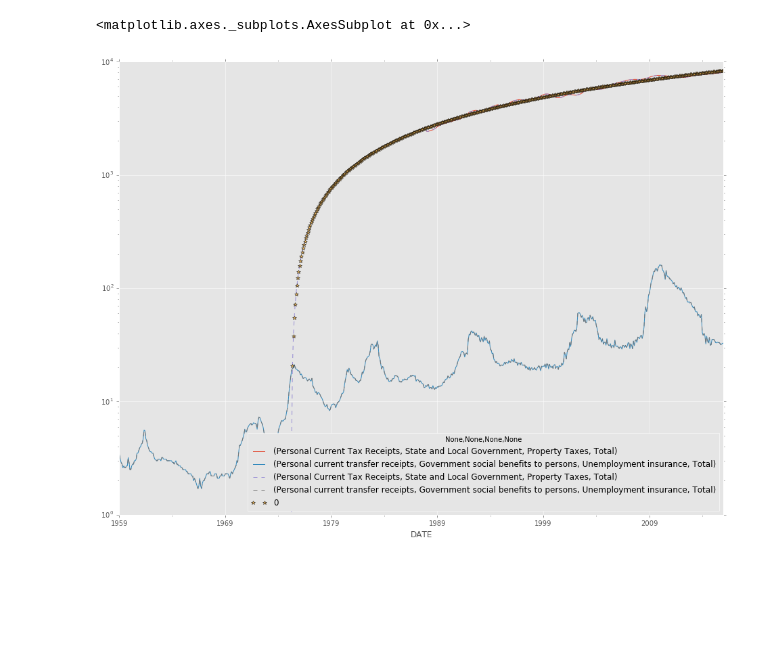
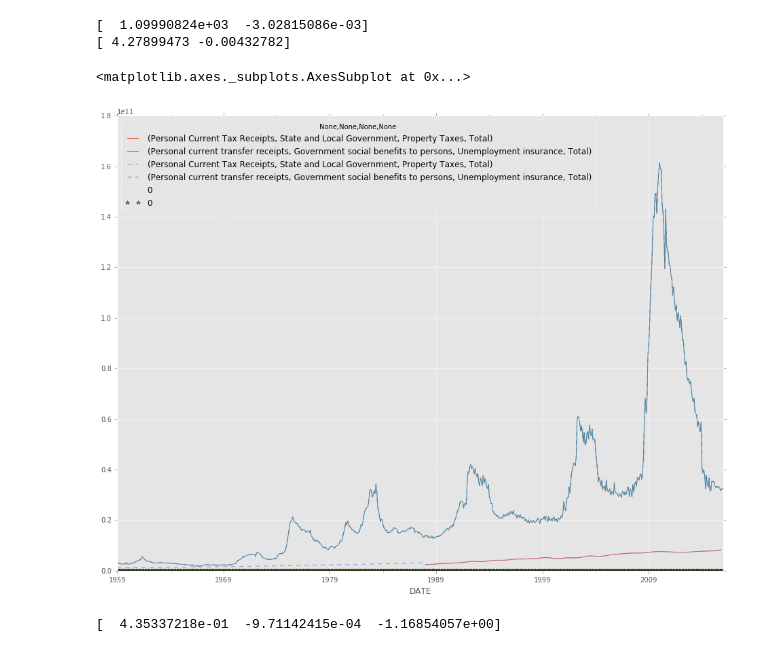
Before and after one commit to selfabrisham/aemshousing, a Jupyter notebook: notebooks/Get average personal income and expense from FRED data.ipynb, the cells around one changed output. Saved outputs shown, nothing was run; the diff lists cells and outputs as text; code cells hidden in the pictures; blank space fills up the shorter version.

```diff
--- a/notebooks/Get average personal income and expense from FRED data.ipynb
+++ b/notebooks/Get average personal income and expense from FRED data.ipynb
@@ -14,8 +14,8 @@ def extrapolate(df=None):
     """add exprapolation function, since Pandas does not that ability"""
 
     # Function to curve fit to the data
-    def func(x, a, b, c):
-        r = a * np.exp(-b * x) + c
+    def func(x, a, b): #, c):
+        r = a * np.exp(-b * x)# + c
         return r # if (r > 0).all() else np.Inf * np.ones(x.shape)
 
     # Convert to DataFrame, if needed
@@ -23,7 +23,7 @@ def extrapolate(df=None):
         df = pd.DataFrame(df)
 
     # Initial parameter guess, just to kick off the optimization
-    guess = (1, -0.05, 100)
+    guess = (1, 1e-6)#, 1)
     avg_guess = ()
 
     # Temporarily remove dates and make index numeric
@@ -170,6 +170,6 @@ personal_data.interpolate(method='polynomial', order=5, limit_direction='both',
 personal_data_exp, models = extrapolate(personal_data)
 
 # Normalize data to base units
-# personal_data = personal_data.mul(personal.loc['Units'], axis=1)
-# personal_data_exp = personal_data_exp.mul(personal.loc['Units'], axis=1)
+personal_data = personal_data.mul(personal.loc['Units'], axis=1)
+personal_data_exp = personal_data_exp.mul(personal.loc['Units'], axis=1)
 # %% [output]
@@ -205,30 +206,36 @@ uspop_data.plot(legend=False, style='k--', secondary_y=True)
 # %%
 # Plot to check proper import
 ax = personal_data[[
     ('Personal Current Tax Receipts', 'State and Local Government', 'Property Taxes', 'Total'),
 #     'Personal Current Tax Receipts',
 #     'Personal current transfer receipts'
     ('Personal current transfer receipts', 'Government social benefits to persons', 'Unemployment insurance', 'Total')
-]].plot(style='-', logy=True)
+]].plot(style='-')
 personal_data_exp[[
     ('Personal Current Tax Receipts', 'State and Local Government', 'Property Taxes', 'Total'),
 #     'Personal Current Tax Receipts',
 #     'Personal current transfer receipts'
     ('Personal current transfer receipts', 'Government social benefits to persons', 'Unemployment insurance', 'Total')
-]].plot(style='--', ax=ax, logy=True)
+]].plot(style='--', ax=ax)
 
 # Function to curve fit to the data
-def func(x, a, b, c):
-    r = a * np.exp(-b * x) + c
+def func(x, a, b):#, c):
+    r = a * np.exp(-b * x)# + c
     return r # if (r > 0).all() else np.Inf * np.ones(x.shape)
 
+print models[('Personal Current Tax Receipts', 'State and Local Government', 'Property Taxes', 'Total')]
 x = np.array(range(len(personal_data.index)))
 y = func(x, *models[('Personal Current Tax Receipts', 'State and Local Government', 'Property Taxes', 'Total')])
+pd.DataFrame(y, index=personal_data.index).plot(style='*', ax=ax)
 
-pd.DataFrame(y, index=personal_data.index).plot(style='*', ax=ax, logy=True)
+print models[('Personal current transfer receipts', 'Government social benefits to persons', 'Unemployment insurance', 'Total')]
+y = func(x, *models[('Personal current transfer receipts', 'Government social benefits to persons', 'Unemployment insurance', 'Total')])
+pd.DataFrame(y, index=personal_data.index).plot(style='*', ax=ax)
 # %% [output]
-<matplotlib.axes._subplots.AxesSubplot at 0x...>
+[  1.09990824e+03  -3.02815086e-03]
+[ 4.27899473 -0.00432782]
+<matplotlib.axes._subplots.AxesSubplot at 0x...>
-[figure, old version]
+[figure, new version]
 # %%
 # # Collapse the heiarchy of categories to the last non Total level
 # categories = ['' for x in xrange(len(average_data.columns))]
@@ -239,3 +246,17 @@ pd.DataFrame(y, index=personal_data.index).plot(style='*', ax=ax, logy=True)
 
 # # Replace multi index with collapsed categories
 # average_data.columns = categories
+# %%
+from matplotlib.pylab import plot
+
+x = np.array([399.75, 989.25, 1578.75, 2168.25, 2757.75, 3347.25, 3936.75, 4526.25, 5115.75, 5705.25])
+y = np.array([109,62,39,13,10,4,2,0,1,2][::-1])
+
+popt, pcov = curve_fit(func, x, y, p0=(1, 1e-6, 1))
+
+print popt
+
+[  1.96009907e+07  -8.67494603e-07  -1.96043031e+07]
+[  7.96378514e+00  -3.49643545e-03  -7.08893433e+00]
+# %% [output]
+[  4.35337218e-01  -9.71142415e-04  -1.16854057e+00]
```
Also changed, not shown: parts of 7 cells of this notebook.
